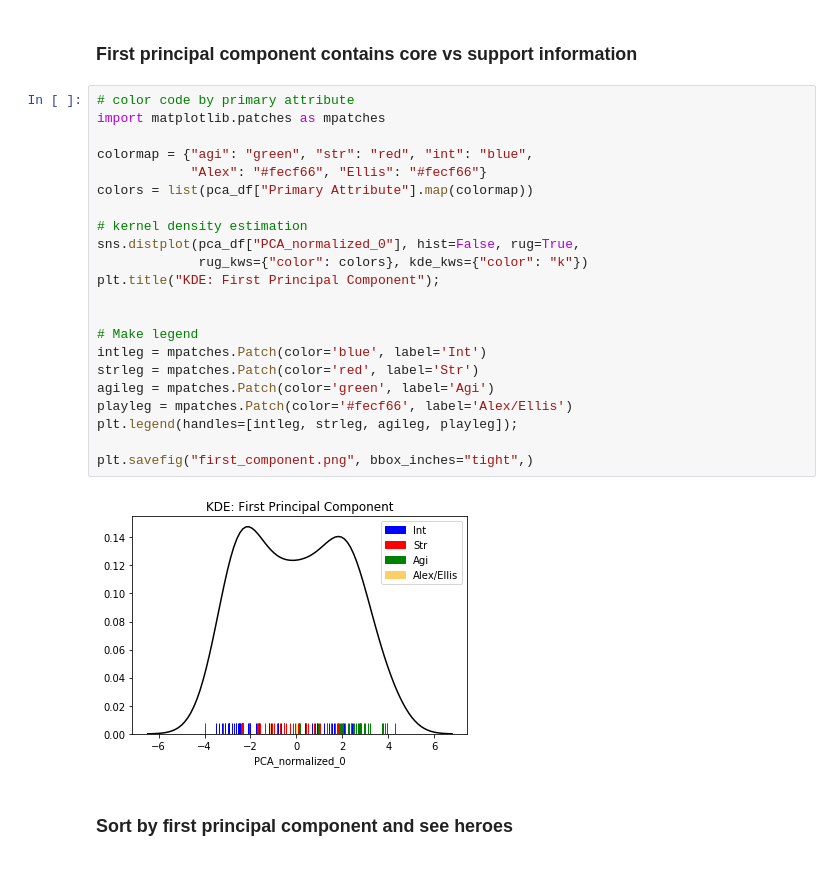
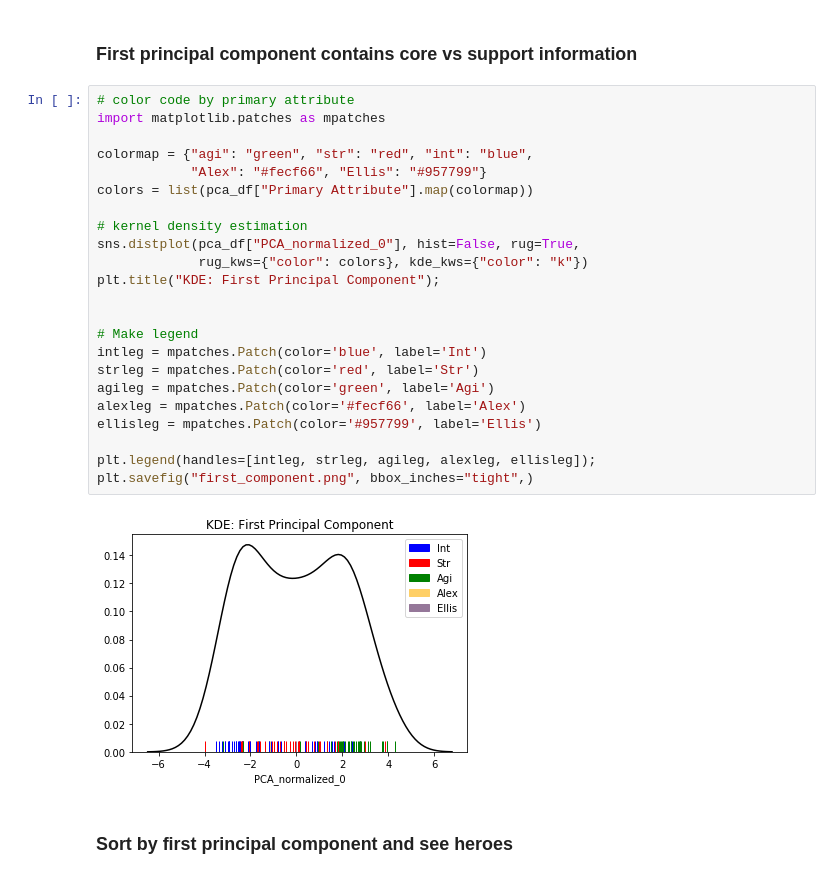
Before and after one commit to loftusa/Dota-Stats, a Jupyter notebook: data_cleaning.ipynb, the cells around one changed output. Saved outputs shown, nothing was run; the diff lists cells and outputs as text.

Commit message:
change color of alex and ellist

```diff
--- a/data_cleaning.ipynb
+++ b/data_cleaning.ipynb
@@ -268,27 +268,28 @@ sns.scatterplot(x="PCA_normalized_0", y="PCA_normalized_1", hue="Primary Attribu
 # %%
 # color code by primary attribute
 import matplotlib.patches as mpatches
 
 colormap = {"agi": "green", "str": "red", "int": "blue",
-            "Alex": "#fecf66", "Ellis": "#fecf66"}
+            "Alex": "#fecf66", "Ellis": "#957799"}
 colors = list(pca_df["Primary Attribute"].map(colormap))
 
 # kernel density estimation
 sns.distplot(pca_df["PCA_normalized_0"], hist=False, rug=True,
              rug_kws={"color": colors}, kde_kws={"color": "k"})
 plt.title("KDE: First Principal Component");
 
 
 # Make legend
 intleg = mpatches.Patch(color='blue', label='Int')
 strleg = mpatches.Patch(color='red', label='Str')
 agileg = mpatches.Patch(color='green', label='Agi')
-playleg = mpatches.Patch(color='#fecf66', label='Alex/Ellis')
-plt.legend(handles=[intleg, strleg, agileg, playleg]);
+alexleg = mpatches.Patch(color='#fecf66', label='Alex')
+ellisleg = mpatches.Patch(color='#957799', label='Ellis')
 
+plt.legend(handles=[intleg, strleg, agileg, alexleg, ellisleg]);
 plt.savefig("first_component.png", bbox_inches="tight",)
 # %% [output]
-[figure, old version]
+[figure, new version]
 # %% [markdown]
 ### Sort by first principal component and see heroes
 # %%
```
Also changed, not shown: parts of 7 cells of this notebook, 4 other files.
